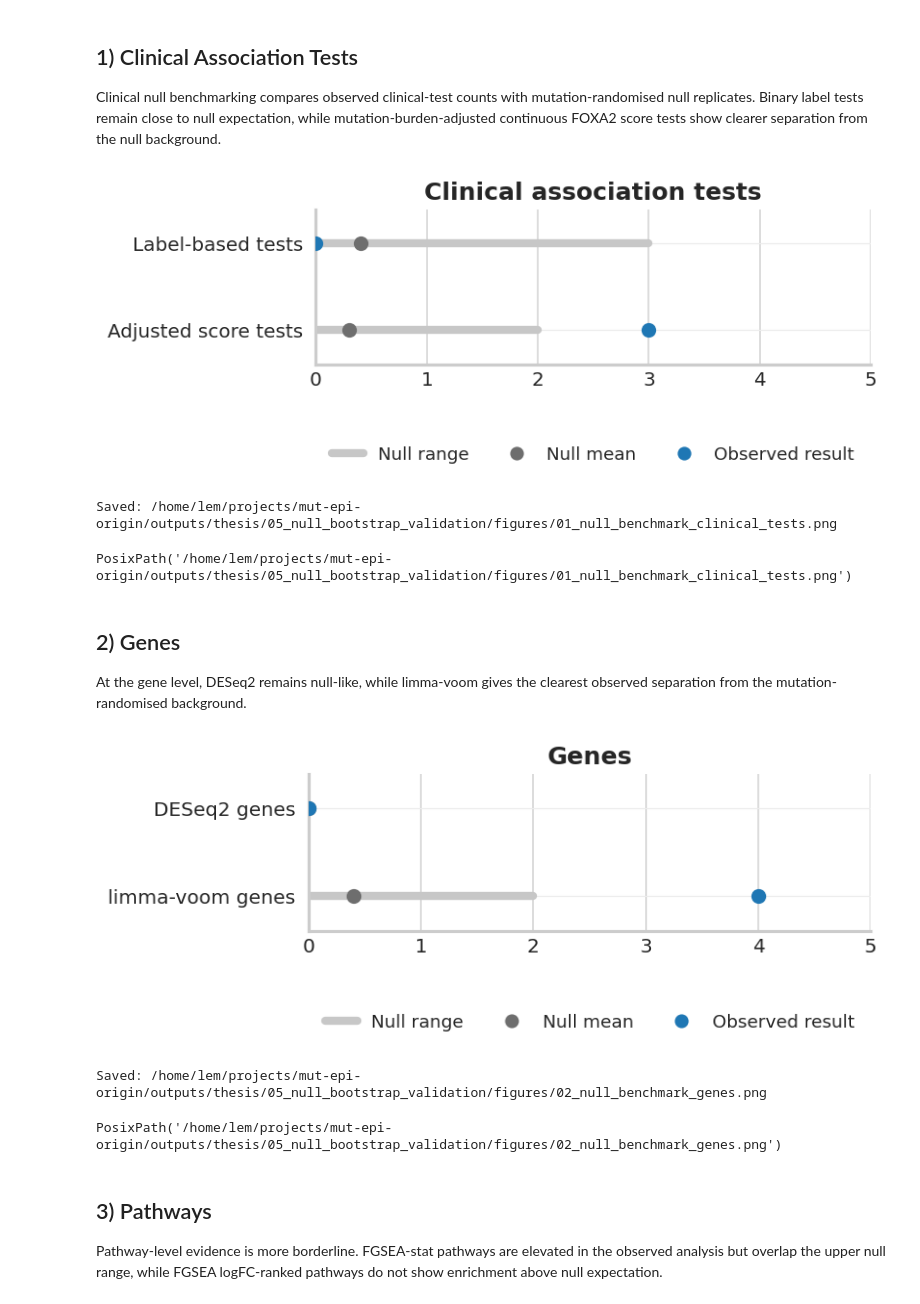
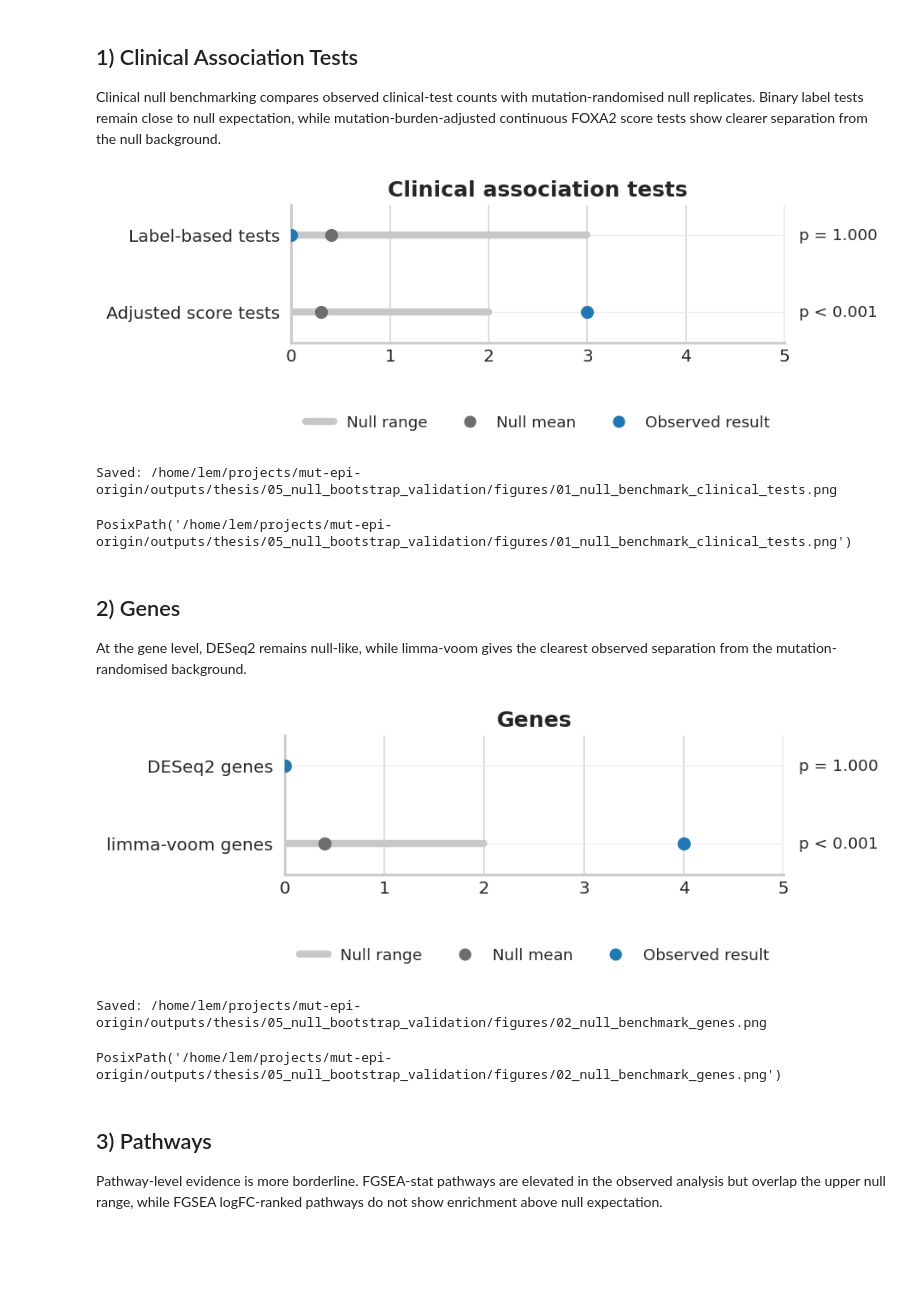
Before and after one commit to GalaxyShadesCat/mut-epi-origin, a Jupyter notebook: outputs/thesis/05_null_bootstrap_validation/null_bootstrap_validation.ipynb, the cells around one changed output. Saved outputs shown, nothing was run; the diff lists cells and outputs as text; code cells hidden in the pictures; blank space fills up the shorter version.

```diff
--- a/outputs/thesis/05_null_bootstrap_validation/null_bootstrap_validation.ipynb
+++ b/outputs/thesis/05_null_bootstrap_validation/null_bootstrap_validation.ipynb
@@ -61,6 +61,12 @@ def save_and_show(fig: plt.Figure, path: Path) -> Path:
     plt.close(fig)
     print('Saved:', path)
     return path
+
+
+def format_null_p_value(p_value):
+    if p_value < 0.001:
+        return 'p < 0.001'
+    return f'p = {p_value:.3f}'
 
 
 def make_null_benchmark_panel(metrics, labels, title, xlim, xticks, filename):
@@ -73,6 +79,7 @@ def make_null_benchmark_panel(metrics, labels, title, xlim, xticks, filename):
             'null_mean': row['null_mean'],
             'null_min': row['null_min'],
             'null_max': row['null_max'],
+            'p_value': row['p_null_ge_proper'],
         })
     plot_df = pd.DataFrame(rows).iloc[::-1].reset_index(drop=True)
     y = np.arange(len(plot_df))
@@ -89,40 +96,51 @@ def make_null_benchmark_panel(metrics, labels, title, xlim, xticks, filename):
     )
     ax.scatter(plot_df['null_mean'], y, color='#6E6E6E', s=58, zorder=3)
     ax.scatter(plot_df['observed'], y, color='#1f77b4', s=58, zorder=4)
+    for y_pos, p_value in zip(y, plot_df['p_value']):
+        ax.text(
+            1.03,
+            y_pos,
+            format_null_p_value(float(p_value)),
+            transform=ax.get_yaxis_transform(),
+            ha='left',
+            va='center',
+            fontsize=11,
+            clip_on=False,
+        )
 
     ax.set_yticks(y)
     ax.set_yticklabels(plot_df['label'])
     ax.set_xlim(*xlim)
     ax.set_ylim(-0.40, len(plot_df) - 0.60)
     ax.set_xticks(xticks)
     ax.set_xlabel('')
     ax.set_title(title, pad=6)
     ax.grid(axis='x', color='#D6D6D6', linewidth=1.0)
     ax.grid(axis='y', color='#ECECEC', linewidth=0.7)
     ax.tick_params(axis='y', length=0, pad=8)
     ax.tick_params(axis='x', length=0)
 
     handles = [
         Line2D([0], [0], color='#C7C7C7', lw=5.0, solid_capstyle='round', label='Null range'),
         Line2D([0], [0], marker='o', color='none', markerfacecolor='#6E6E6E', markeredgecolor='#6E6E6E', markersize=7.5, label='Null mean'),
         Line2D([0], [0], marker='o', color='none', markerfacecolor='#1f77b4', markeredgecolor='#1f77b4', markersize=7.5, label='Observed result'),
     ]
     ax.legend(handles=handles, frameon=False, ncol=3, loc='upper center', bbox_to_anchor=(0.5, -0.42), columnspacing=1.8, handlelength=1.8)
     sns.despine(ax=ax, left=False, bottom=False)
-    fig.tight_layout(rect=[0.0, 0.06, 1.0, 1.0])
+    fig.tight_layout(rect=[0.0, 0.06, 0.80, 1.0])
     return save_and_show(fig, FIG_DIR / filename)
 
 
 make_null_benchmark_panel(
     ['validation_n_p_le_0.05', 'validation_group_tests_mb_adjusted_n_p_le_0.05'],
     ['Label-based tests', 'Adjusted score tests'],
     'Clinical association tests',
     (0, 5),
     np.arange(0, 6, 1),
     '01_null_benchmark_clinical_tests.png',
 )
 # %% [output]
-[figure, old version]
+[figure, new version]
 Saved: /home/lem/projects/mut-epi-origin/outputs/thesis/05_null_bootstrap_validation/figures/01_null_benchmark_clinical_tests.png
 PosixPath('/home/lem/projects/mut-epi-origin/outputs/thesis/05_null_bootstrap_validation/figures/01_null_benchmark_clinical_tests.png')
 # %% [markdown]
@@ -139,7 +157,7 @@ make_null_benchmark_panel(
     '02_null_benchmark_genes.png',
 )
 # %% [output]
-[figure, old version]
+[figure, new version]
 Saved: /home/lem/projects/mut-epi-origin/outputs/thesis/05_null_bootstrap_validation/figures/02_null_benchmark_genes.png
 PosixPath('/home/lem/projects/mut-epi-origin/outputs/thesis/05_null_bootstrap_validation/figures/02_null_benchmark_genes.png')
 # %% [markdown]
```
Also changed, not shown: parts of 1 cell of this notebook, 10 other files.
